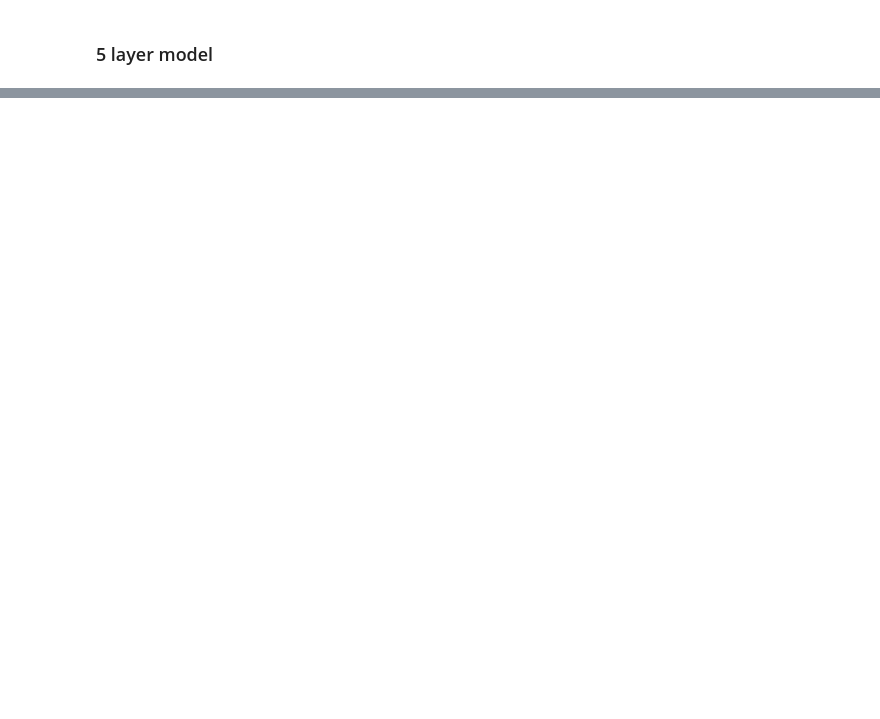
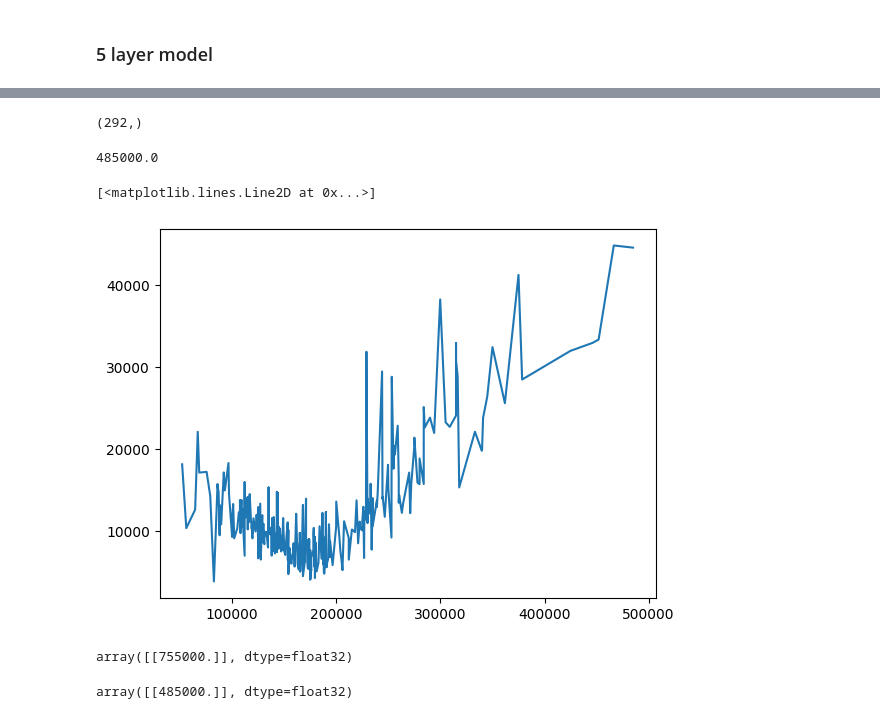
Before and after one commit to chomchom69420/stats-project, a Jupyter notebook: hpp.ipynb, the cells around one changed output, grey strips where cells are left out. Saved outputs shown, nothing was run; the diff lists cells and outputs as text; code cells hidden in the pictures; blank space fills up the shorter version.

Commit message:
added results, trained new model

```diff
--- a/hpp.ipynb
+++ b/hpp.ipynb
@@ -322,0 +340,4 @@ R2 score = 0.8643
+# %%
+results_std_dev = torch.std(torch.tensor(scaler_y.inverse_transform(results.detach().numpy())), axis=0)
+
+results_std_dev.shape
@@ -322,0 +346,4 @@ R2 score = 0.8643
+# %%
+results_with_prices = torch.stack((results_std_dev, y_test.squeeze()))
+
+results_with_prices.shape
@@ -322,0 +352,5 @@ R2 score = 0.8643
+# %%
+sorted_indices = torch.argsort(results_with_prices[1])
+results_with_prices = results_with_prices[:, sorted_indices]
+
+results_with_prices[1]
@@ -322,0 +375,23 @@ R2 score = 0.8643
+# %%
+sorted_prices = scaler_y.inverse_transform(results_with_prices[1].detach().numpy().reshape(1,-1))
+# %%
+sorted_prices.squeeze().shape
+# %% [output]
+(292,)
+# %%
+sorted_prices.max()
+# %% [output]
+485000.0
+# %%
+plt.plot(sorted_prices.squeeze(), results_with_prices[0].detach().numpy())
+# %% [output]
+[<matplotlib.lines.Line2D at 0x...>]
+[figure, added]
+# %%
+scaler_y.inverse_transform(y_train.max().cpu().detach().numpy().reshape(1,1))
+# %% [output]
+array([[755000.]], dtype=float32)
+# %%
+scaler_y.inverse_transform(y_test.max().cpu().detach().numpy().reshape(1,1))
+# %% [output]
+array([[485000.]], dtype=float32)
```
Also changed, not shown: parts of 34 cells of this notebook.
